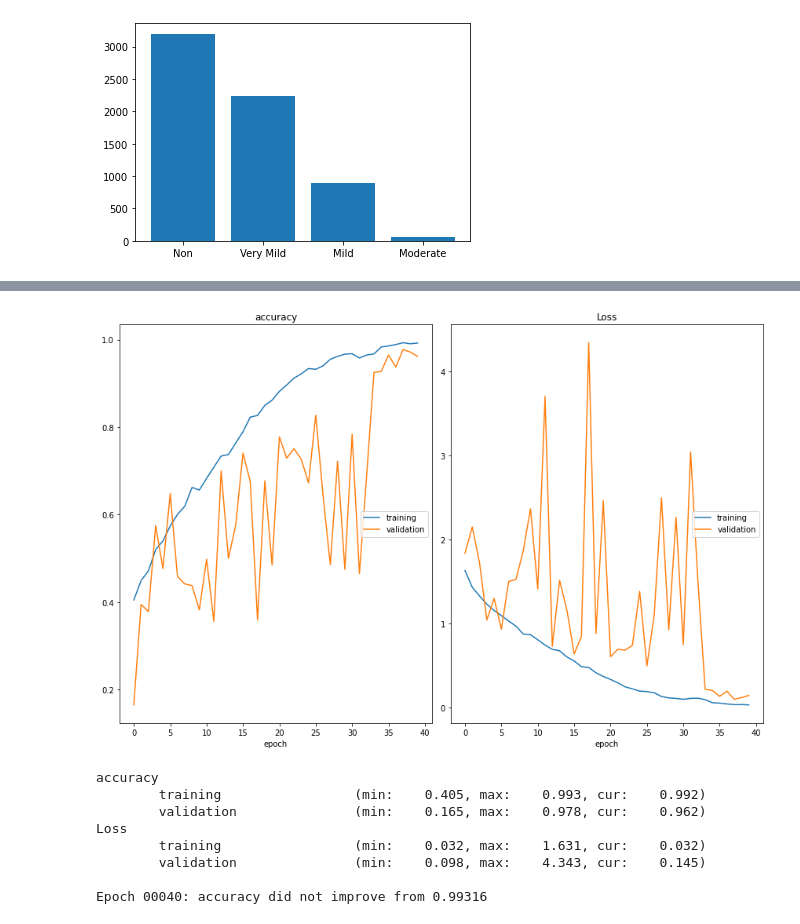
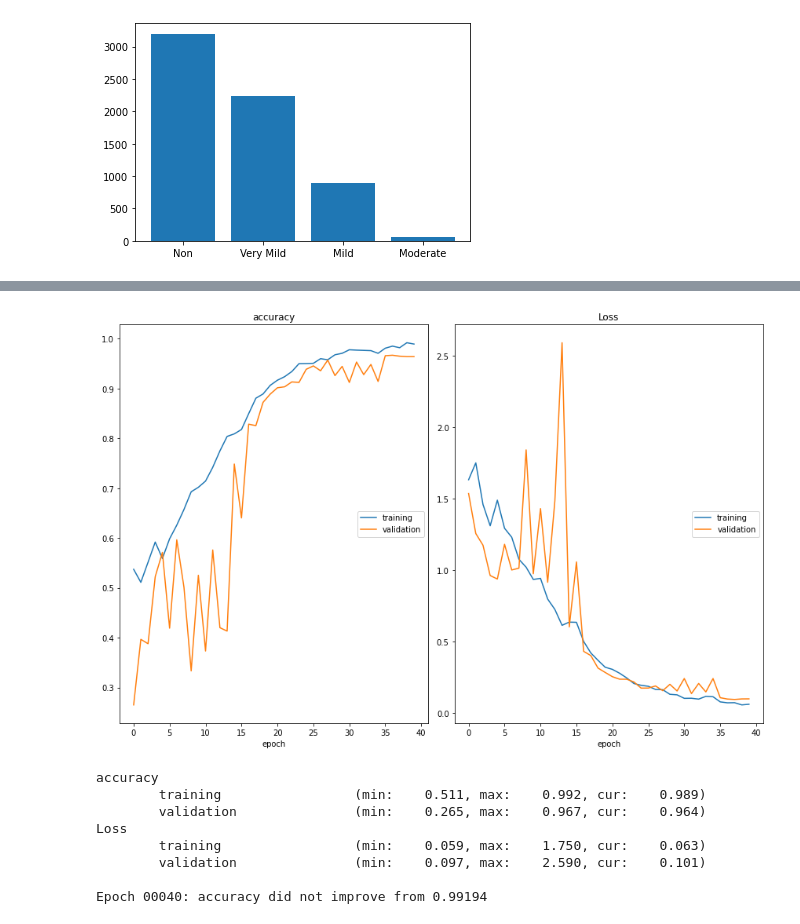
Before and after one commit to HitkarMiglani/AlzCare, a Jupyter notebook: Alzhimer.ipynb, the cells around one changed output, grey strips where cells are left out. Drawn from its saved outputs; the diff is of its cells as text; code cells hidden in the pictures.

```diff
--- a/Alzhimer.ipynb
+++ b/Alzhimer.ipynb
@@ -316,16 +325,15 @@ def build_model():
     return model
 # %%
-# with strategy.scope():
-model = build_model()
-
+with strategy.scope():
+    model = build_model()
+    model.summary()
 # METRICS = [tf.keras.metrics.AUC(name='auc')]
 
-model.compile(
-    # Escogiendo el optimizador ADAM con learning rate de 0.001
-    optimizer=tf.keras.optimizers.Adam(learning_rate=1e-4),
+# model.compile(
+#     # Escogiendo el optimizador ADAM con learning rate de 0.001
+#     optimizer=tf.keras.optimizers.Adam(learning_rate=1e-4),
 
-    loss=tf.losses.CategoricalCrossentropy(),
-    metrics=['accuracy']
-)
-model.summary()
+#     loss=tf.losses.CategoricalCrossentropy(),
+#     metrics=['accuracy']
+# )
 # %% [output]
@@ -350,39 +358,39 @@ _________________________________________________________________
 !pip install livelossplot
 from livelossplot.tf_keras import PlotLossesCallback
 # %%
-checkpoint_cb = tf.keras.callbacks.ModelCheckpoint("model2.h5",
+path_model = "model_filter1.keras"
+tf.keras.backend.clear_session()
+
+checkpoint_cb = tf.keras.callbacks.ModelCheckpoint( path_model,
                                                     save_best_only=True,
                                                     save_weights_only = True,
                                                     monitor="accuracy",
-                                                    mode = 'auto',
                                                     verbose=1)
 
-# early_stopping_cb = tf.keras.callbacks.EarlyStopping(patience=10,
-#                                                      restore_best_weights=True)
+early_stopping_cb = tf.keras.callbacks.EarlyStopping(patience=10,
+                                                     restore_best_weights=True)
 
-reduce_lr = ReduceLROnPlateau(monitor='accuracy', factor=0.1, verbose=1, mode="auto",
+reduce_lr = ReduceLROnPlateau(monitor='loss', factor=0.1, mode="auto",
                               patience=2, min_lr=0.00001)
+class_weights = { 0: 1,
+                  1: 1.5,
+                  2: 3,
+                  3: 20
+}
 
-# Agregando pesos de clase para compensar el desequilibrio
-# class_weights = { 0: 1,
-#                   1: 1.5,
-#                   2: 3,
-#                   3: 20
-# }
-
-# Entrenando el modelo
 history = model.fit(xtrain, ytrain,
                     batch_size=BATCH_SIZE,
-                    epochs=EPOCHS,
-                    callbacks=[PlotLossesCallback(),checkpoint_cb, reduce_lr],
-                    validation_data=(xval, yval))
+                    epochs=40,
+                    callbacks=[PlotLossesCallback(),checkpoint_cb, reduce_lr,early_stopping_cb],
+                    validation_data=(xval, yval),
+                   class_weight = class_weights )
 # %% [output]
-[figure, old version]
+[figure, new version]
 accuracy
-        training                 (min:    0.405, max:    0.993, cur:    0.992)
-        validation               (min:    0.165, max:    0.978, cur:    0.962)
+        training                 (min:    0.511, max:    0.992, cur:    0.989)
+        validation               (min:    0.265, max:    0.967, cur:    0.964)
 Loss
-        training                 (min:    0.032, max:    1.631, cur:    0.032)
-        validation               (min:    0.098, max:    4.343, cur:    0.145)
+        training                 (min:    0.059, max:    1.750, cur:    0.063)
+        validation               (min:    0.097, max:    2.590, cur:    0.101)
 
-Epoch 00040: accuracy did not improve from 0.99316
+Epoch 00040: accuracy did not improve from 0.99194
```
Also changed, not shown: parts of 23 cells of this notebook.
